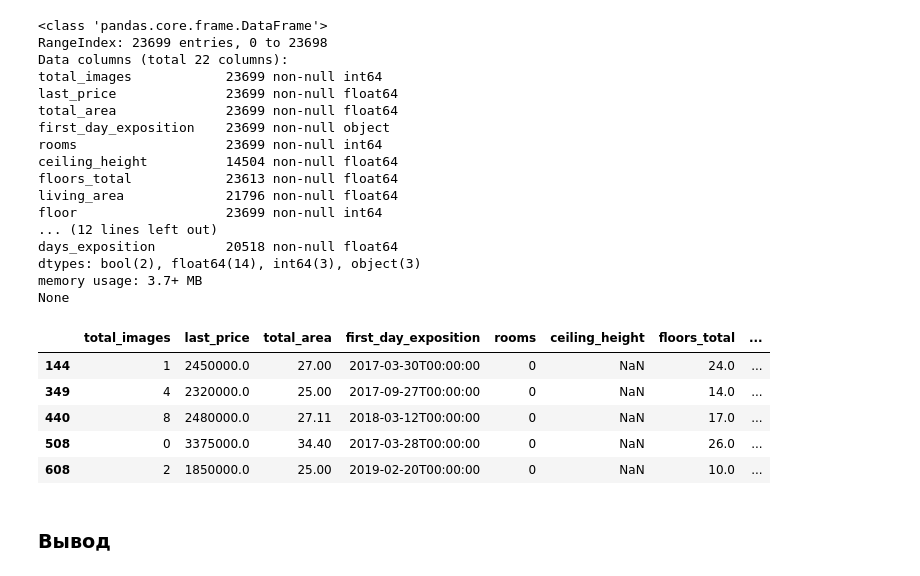
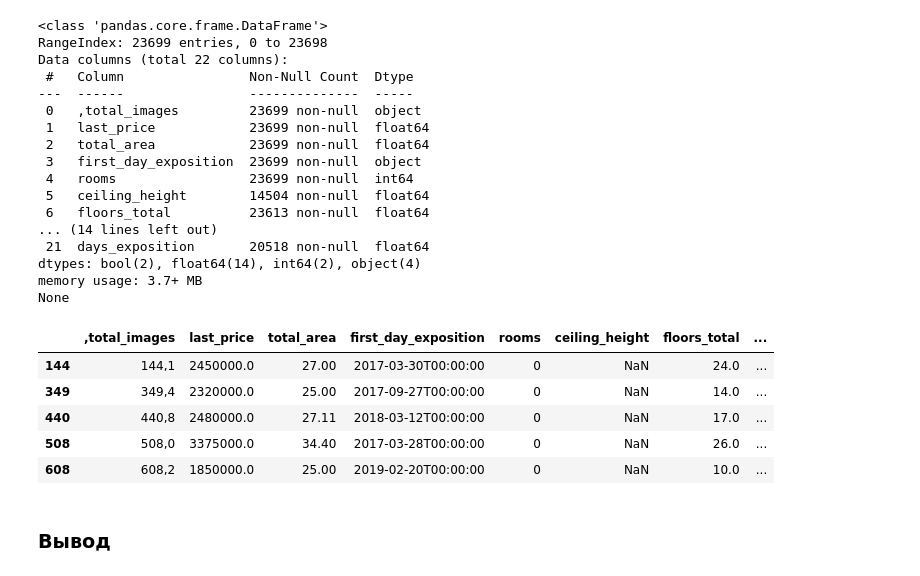
Before and after one commit to treponat/praktikum_projects, a Jupyter notebook: rent_price_prediction.ipynb, the cells around one changed output. Cells and saved outputs as stored; diff of their text form; code cells hidden in the pictures.

Commit message:
datasets update

```diff
--- a/rent_price_prediction.ipynb
+++ b/rent_price_prediction.ipynb
@@ -1,38 +1,38 @@
 # %%
 import pandas as pd
 import matplotlib.pyplot as plt
 # для отображения большего количества колонок
 pd.set_option('display.max_columns', 30)
 # прячем предупреждение SettingWithCopyWarning
 pd.options.mode.chained_assignment = None
 
-df = pd.read_csv("/datasets/real_estate_data.csv", delimiter  = "\t")
+df = pd.read_csv("./real_estate_data.csv", delimiter  = "\t")
 print(df.info())
 df[df["rooms"] == 0].head()
 # %% [output]
 <class 'pandas.core.frame.DataFrame'>
 RangeIndex: 23699 entries, 0 to 23698
 Data columns (total 22 columns):
-total_images            23699 non-null int64
-last_price              23699 non-null float64
-total_area              23699 non-null float64
-first_day_exposition    23699 non-null object
-rooms                   23699 non-null int64
-ceiling_height          14504 non-null float64
-floors_total            23613 non-null float64
-living_area             21796 non-null float64
-floor                   23699 non-null int64
-... (12 lines left out)
-days_exposition         20518 non-null float64
-dtypes: bool(2), float64(14), int64(3), object(3)
+ #   Column                Non-Null Count  Dtype
+---  ------                --------------  -----
+ 0   ,total_images         23699 non-null  object
+ 1   last_price            23699 non-null  float64
+ 2   total_area            23699 non-null  float64
+ 3   first_day_exposition  23699 non-null  object
+ 4   rooms                 23699 non-null  int64
+ 5   ceiling_height        14504 non-null  float64
+ 6   floors_total          23613 non-null  float64
+... (14 lines left out)
+ 21  days_exposition       20518 non-null  float64
+dtypes: bool(2), float64(14), int64(2), object(4)
 memory usage: 3.7+ MB
 None
-|  | total_images | last_price | total_area | first_day_exposition | rooms | ceiling_height | floors_total | ... |
-| 144 | 1 | 2450000.0 | 27.00 | 2017-03-30T00:00:00 | 0 | NaN | 24.0 | ... |
-| 349 | 4 | 2320000.0 | 25.00 | 2017-09-27T00:00:00 | 0 | NaN | 14.0 | ... |
-| 440 | 8 | 2480000.0 | 27.11 | 2018-03-12T00:00:00 | 0 | NaN | 17.0 | ... |
-| 508 | 0 | 3375000.0 | 34.40 | 2017-03-28T00:00:00 | 0 | NaN | 26.0 | ... |
-| 608 | 2 | 1850000.0 | 25.00 | 2019-02-20T00:00:00 | 0 | NaN | 10.0 | ... |
+|  | ,total_images | last_price | total_area | first_day_exposition | rooms | ceiling_height | floors_total | ... |
+| 144 | 144,1 | 2450000.0 | 27.00 | 2017-03-30T00:00:00 | 0 | NaN | 24.0 | ... |
+| 349 | 349,4 | 2320000.0 | 25.00 | 2017-09-27T00:00:00 | 0 | NaN | 14.0 | ... |
+| 440 | 440,8 | 2480000.0 | 27.11 | 2018-03-12T00:00:00 | 0 | NaN | 17.0 | ... |
+| 508 | 508,0 | 3375000.0 | 34.40 | 2017-03-28T00:00:00 | 0 | NaN | 26.0 | ... |
+| 608 | 608,2 | 1850000.0 | 25.00 | 2019-02-20T00:00:00 | 0 | NaN | 10.0 | ... |
 # %% [markdown]
 ### Вывод
 # %% [markdown]
```
Also changed, not shown: 5 other files.
